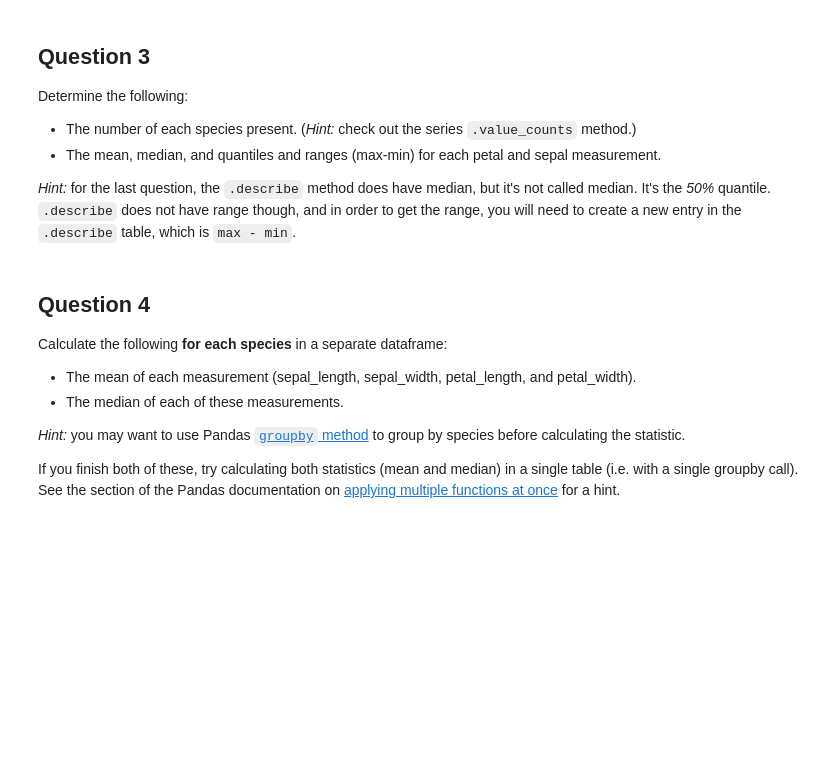
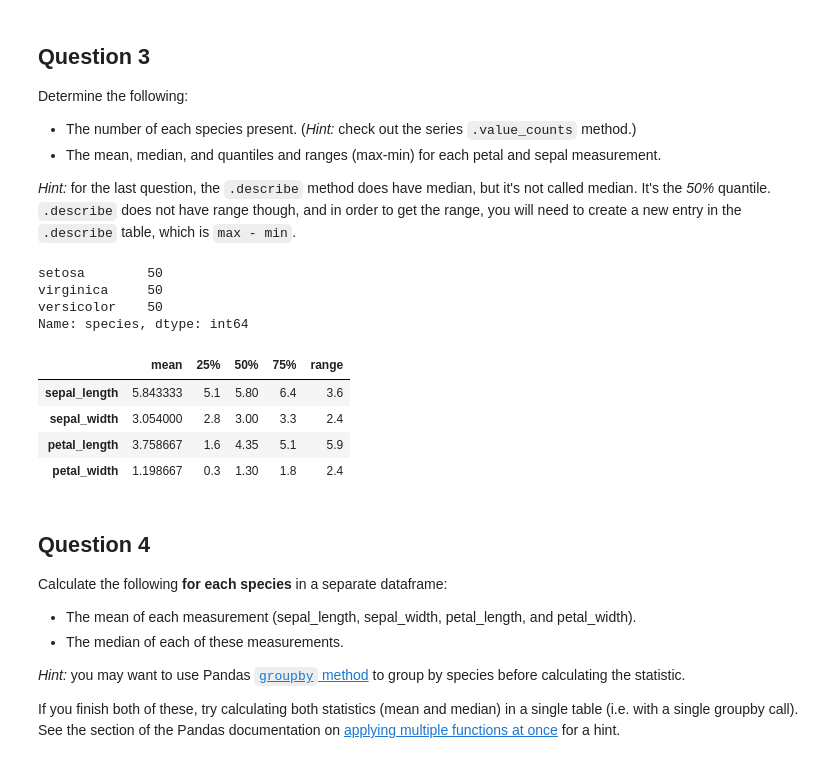
Before and after one commit to 1dhiman/Data-Science-with-Python, a Jupyter notebook: Intel-ML101 /Intel-ML101_Class1/Week1_Introduction_to_Machine_Learning_and_Toolkit_HW.ipynb, the cells around one changed output. Drawn from its saved outputs; the diff is of its cells as text; code cells hidden in the pictures; blank space fills up the shorter version.

```diff
--- a/Intel-ML101 /Intel-ML101_Class1/Week1_Introduction_to_Machine_Learning_and_Toolkit_HW.ipynb
+++ b/Intel-ML101 /Intel-ML101_Class1/Week1_Introduction_to_Machine_Learning_and_Toolkit_HW.ipynb
@@ -88,3 +87,22 @@ Determine the following:
+# %%
+data.species.value_counts()
+# %% [output]
+setosa        50
+virginica     50
+versicolor    50
+Name: species, dtype: int64
+# %%
+data_describe = data.describe()
+data_describe = data_describe.T
+data_describe['range'] = data_describe['max'] - data_describe['min']
+
+data_describe[['mean', '25%', '50%', '75%', 'range']]
+# %% [output]
+|  | mean | 25% | 50% | 75% | range |
+| sepal_length | 5.843333 | 5.1 | 5.80 | 6.4 | 3.6 |
+| sepal_width | 3.054000 | 2.8 | 3.00 | 3.3 | 2.4 |
+| petal_length | 3.758667 | 1.6 | 4.35 | 5.1 | 5.9 |
+| petal_width | 1.198667 | 0.3 | 1.30 | 1.8 | 2.4 |
 # %% [markdown]
 ## Question 4
 
```
Also changed, not shown: parts of 2 cells of this notebook.
